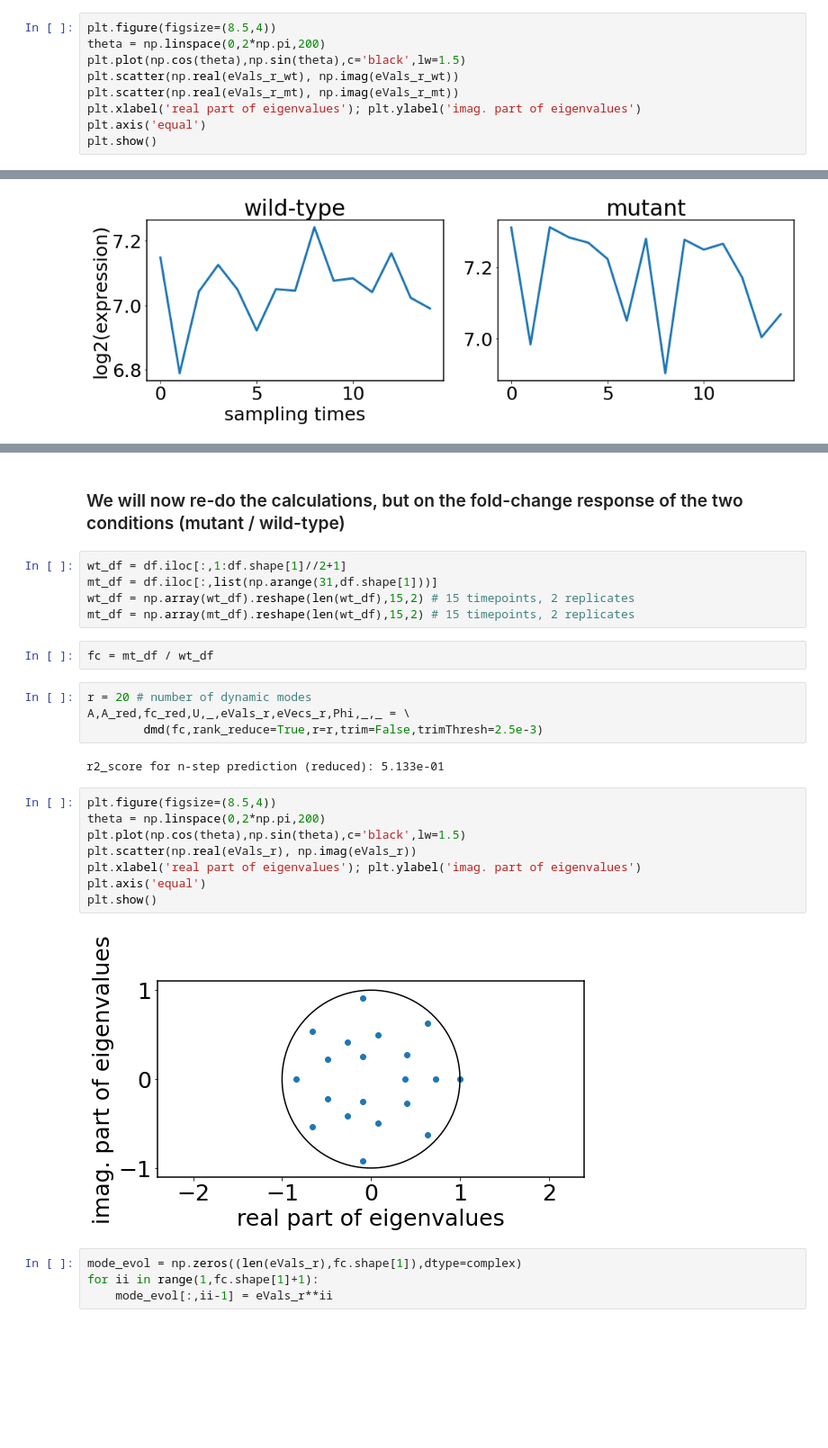
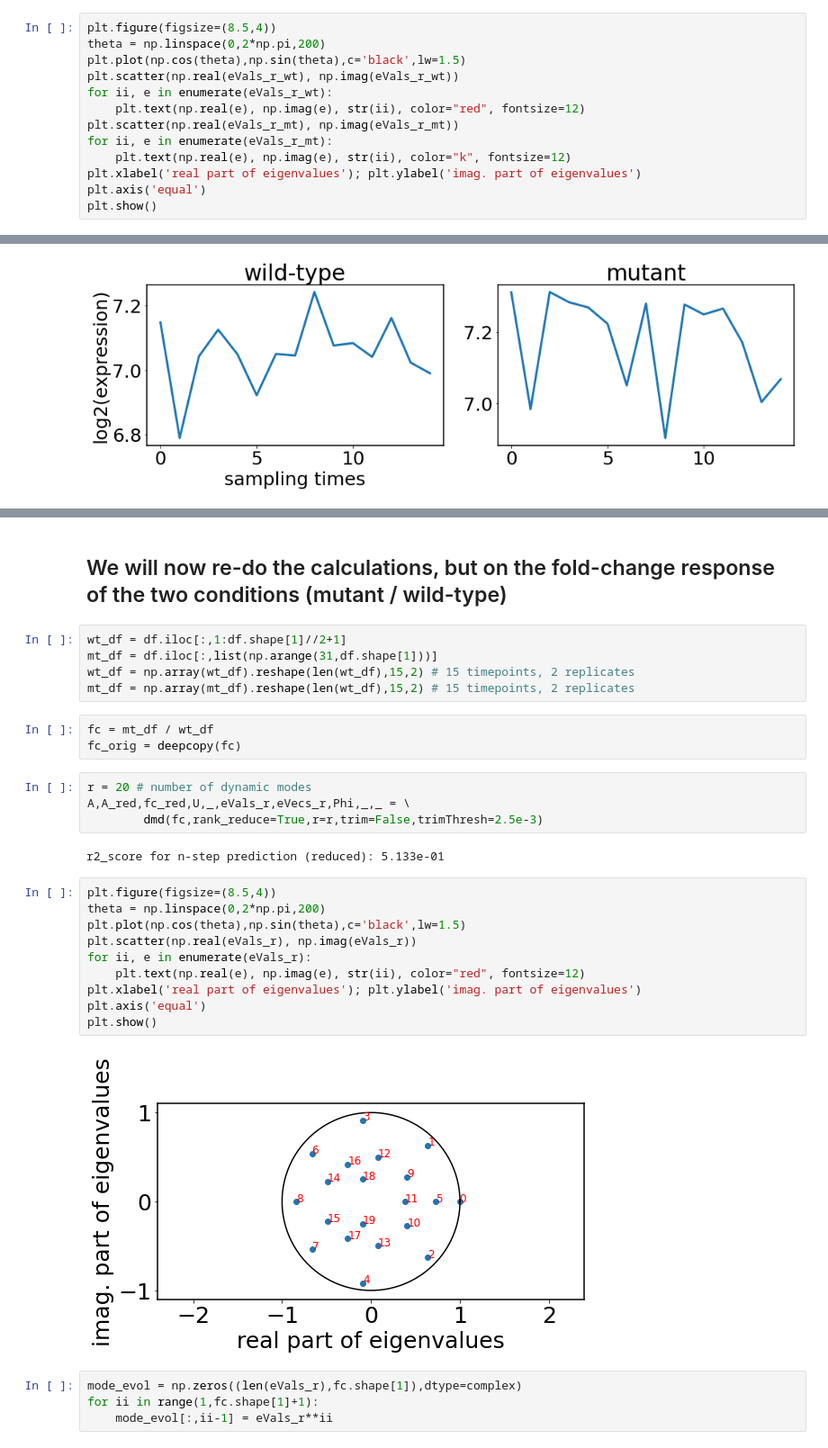
Before and after one commit to fmenol/transcriptome-dynamics-dmd-observability, a Jupyter notebook: tutorial.ipynb, the cells around one changed output, grey strips where cells are left out. Shown at 90% size. Cells and saved outputs as stored; diff of their text form; blank space fills up the shorter version.

```diff
--- a/tutorial.ipynb
+++ b/tutorial.ipynb
@@ -69,7 +69,11 @@ plt.figure(figsize=(8.5,4))
 theta = np.linspace(0,2*np.pi,200)
 plt.plot(np.cos(theta),np.sin(theta),c='black',lw=1.5)
 plt.scatter(np.real(eVals_r_wt), np.imag(eVals_r_wt))
+for ii, e in enumerate(eVals_r_wt):
+    plt.text(np.real(e), np.imag(e), str(ii), color="red", fontsize=12)
 plt.scatter(np.real(eVals_r_mt), np.imag(eVals_r_mt))
+for ii, e in enumerate(eVals_r_mt):
+    plt.text(np.real(e), np.imag(e), str(ii), color="k", fontsize=12)
 plt.xlabel('real part of eigenvalues'); plt.ylabel('imag. part of eigenvalues')
 plt.axis('equal')
 plt.show()
@@ -156,5 +181,5 @@ plt.show()
 # %% [markdown]
-### We will now re-do the calculations, but on the fold-change response of the two conditions (mutant / wild-type)
+## We will now re-do the calculations, but on the fold-change response of the two conditions (mutant / wild-type)
 # %%
 wt_df = df.iloc[:,1:df.shape[1]//2+1]
 mt_df = df.iloc[:,list(np.arange(31,df.shape[1]))]
@@ -162,6 +187,7 @@ wt_df = np.array(wt_df).reshape(len(wt_df),15,2) # 15 timepoints, 2 replicates
 mt_df = np.array(mt_df).reshape(len(wt_df),15,2) # 15 timepoints, 2 replicates
 # %%
 fc = mt_df / wt_df
+fc_orig = deepcopy(fc)
 # %%
 r = 20 # number of dynamic modes
 A,A_red,fc_red,U,_,eVals_r,eVecs_r,Phi,_,_ = \
@@ -171,13 +197,15 @@ r2_score for n-step prediction (reduced): 5.133e-01
 # %%
 plt.figure(figsize=(8.5,4))
 theta = np.linspace(0,2*np.pi,200)
 plt.plot(np.cos(theta),np.sin(theta),c='black',lw=1.5)
 plt.scatter(np.real(eVals_r), np.imag(eVals_r))
+for ii, e in enumerate(eVals_r):
+    plt.text(np.real(e), np.imag(e), str(ii), color="red", fontsize=12)
 plt.xlabel('real part of eigenvalues'); plt.ylabel('imag. part of eigenvalues')
 plt.axis('equal')
 plt.show()
 # %% [output]
-[figure, old version]
+[figure, new version]
 # %%
 mode_evol = np.zeros((len(eVals_r),fc.shape[1]),dtype=complex)
 for ii in range(1,fc.shape[1]+1):
```
Also changed, not shown: parts of 22 cells of this notebook.
